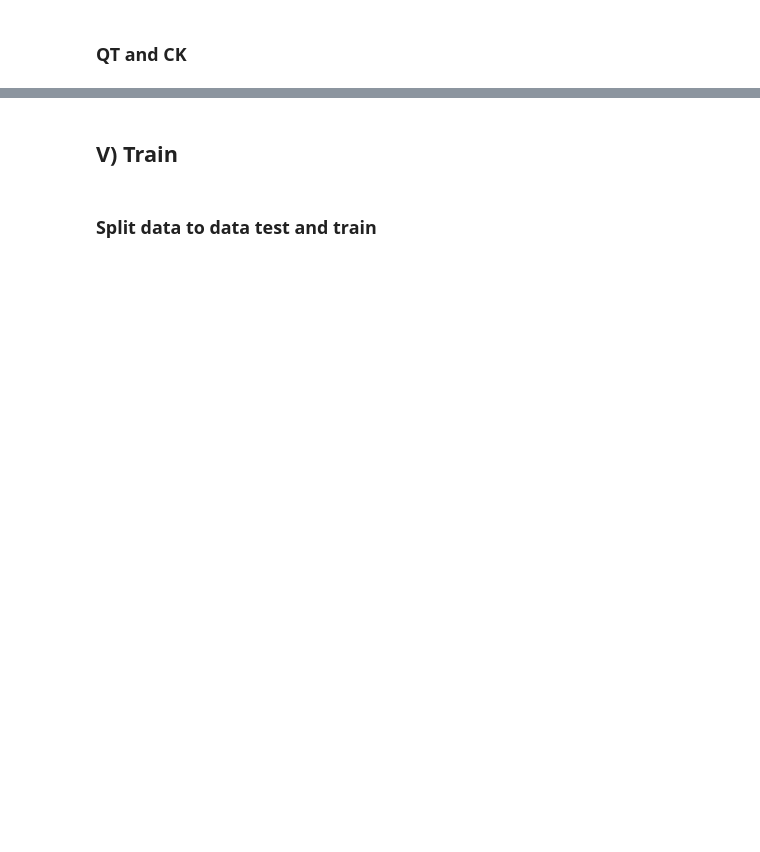
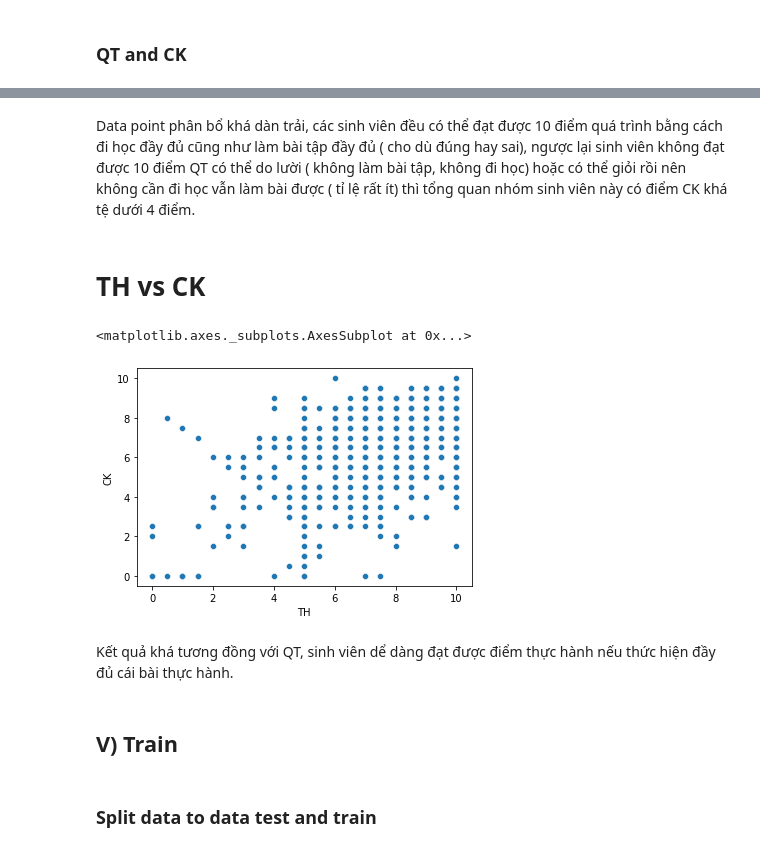
Before and after one commit to lavatus/CS114.L21, a Jupyter notebook: Predict_Score_Wecode.ipynb, the cells around one changed output, grey strips where cells are left out. Cells and saved outputs as stored; diff of their text form; code cells hidden in the pictures; blank space fills up the shorter version.

```diff
--- a/Predict_Score_Wecode.ipynb
+++ b/Predict_Score_Wecode.ipynb
@@ -210,3 +227,14 @@ sns.scatterplot(x="idea3", y="CK", data=data_plot)
+# %% [markdown]
+Data point phân bổ khá dàn trải, các sinh viên đều có thể đạt được 10 điểm quá trình bằng cách đi học đầy đủ cũng như làm bài tập đầy đủ ( cho dù đúng hay sai), ngược lại sinh viên không đạt được 10 điểm QT có thể do lười ( không làm bài tập, không đi học) hoặc có thể giỏi rồi nên không cần đi học vẫn làm bài được ( tỉ lệ rất ít) thì tổng quan nhóm sinh viên này có điểm CK khá tệ dưới 4 điểm.
+# %% [markdown]
+# TH vs CK
+# %%
+sns.scatterplot(x="TH", y="CK", data = data_plot)
+# %% [output]
+<matplotlib.axes._subplots.AxesSubplot at 0x...>
+[figure, added]
+# %% [markdown]
+Kết quả khá tương đồng với QT, sinh viên dể dàng đạt được điểm thực hành nếu thức hiện đầy đủ cái bài thực hành.
 # %% [markdown]
 ## V) Train
 # %%
```
Also changed, not shown: parts of 20 cells of this notebook.
